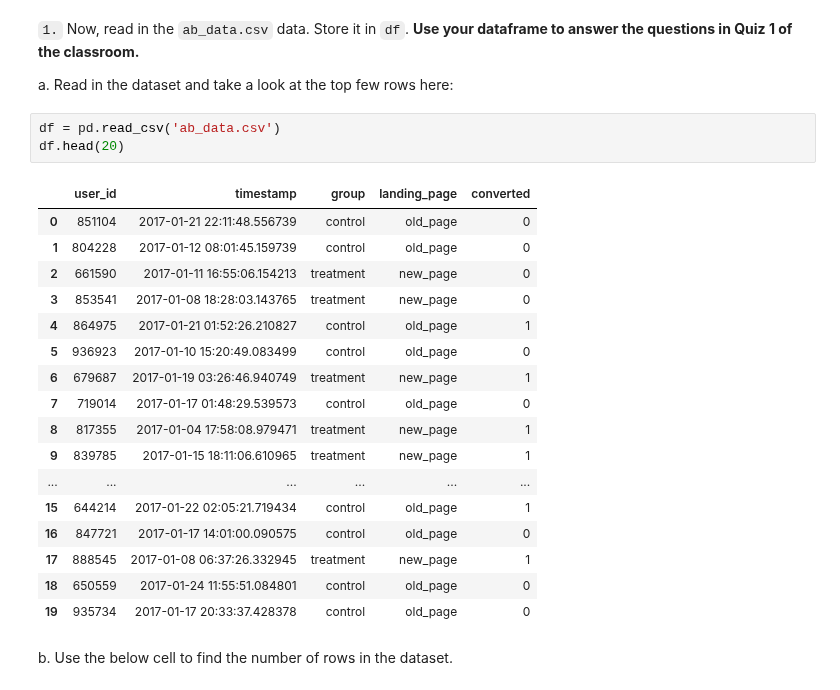
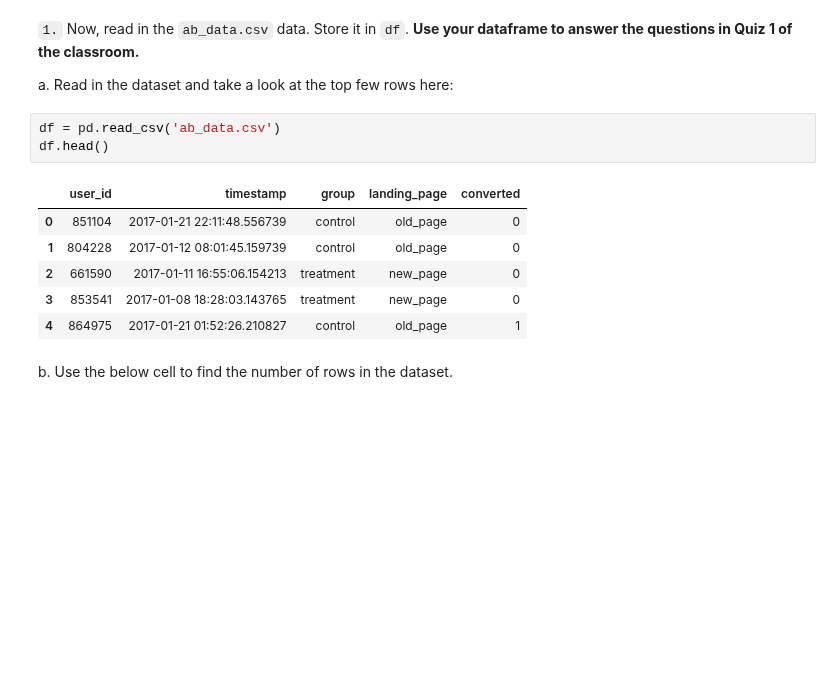
Before and after one commit to Theabdelkader/Analyze-AB-Test-Results, a Jupyter notebook: Analyze_ab_test_results_notebook.ipynb, the cells around one changed output. Cells and saved outputs as stored; diff of their text form; blank space fills up the shorter version.

```diff
--- a/Analyze_ab_test_results_notebook.ipynb
+++ b/Analyze_ab_test_results_notebook.ipynb
@@ -38,25 +36,14 @@ random.seed(42)
 a. Read in the dataset and take a look at the top few rows here:
 # %%
 df = pd.read_csv('ab_data.csv')
-df.head(20)
+df.head()
 # %% [output]
 |  | user_id | timestamp | group | landing_page | converted |
 | 0 | 851104 | 2017-01-21 22:11:48.556739 | control | old_page | 0 |
 | 1 | 804228 | 2017-01-12 08:01:45.159739 | control | old_page | 0 |
 | 2 | 661590 | 2017-01-11 16:55:06.154213 | treatment | new_page | 0 |
 | 3 | 853541 | 2017-01-08 18:28:03.143765 | treatment | new_page | 0 |
 | 4 | 864975 | 2017-01-21 01:52:26.210827 | control | old_page | 1 |
-| 5 | 936923 | 2017-01-10 15:20:49.083499 | control | old_page | 0 |
-| 6 | 679687 | 2017-01-19 03:26:46.940749 | treatment | new_page | 1 |
-| 7 | 719014 | 2017-01-17 01:48:29.539573 | control | old_page | 0 |
-| 8 | 817355 | 2017-01-04 17:58:08.979471 | treatment | new_page | 1 |
-| 9 | 839785 | 2017-01-15 18:11:06.610965 | treatment | new_page | 1 |
-| ... | ... | ... | ... | ... | ... |
-| 15 | 644214 | 2017-01-22 02:05:21.719434 | control | old_page | 1 |
-| 16 | 847721 | 2017-01-17 14:01:00.090575 | control | old_page | 0 |
-| 17 | 888545 | 2017-01-08 06:37:26.332945 | treatment | new_page | 1 |
-| 18 | 650559 | 2017-01-24 11:55:51.084801 | control | old_page | 0 |
-| 19 | 935734 | 2017-01-17 20:33:37.428378 | control | old_page | 0 |
 # %% [markdown]
 b. Use the below cell to find the number of rows in the dataset.
 # %%
```
Also changed, not shown: parts of 12 cells of this notebook.
